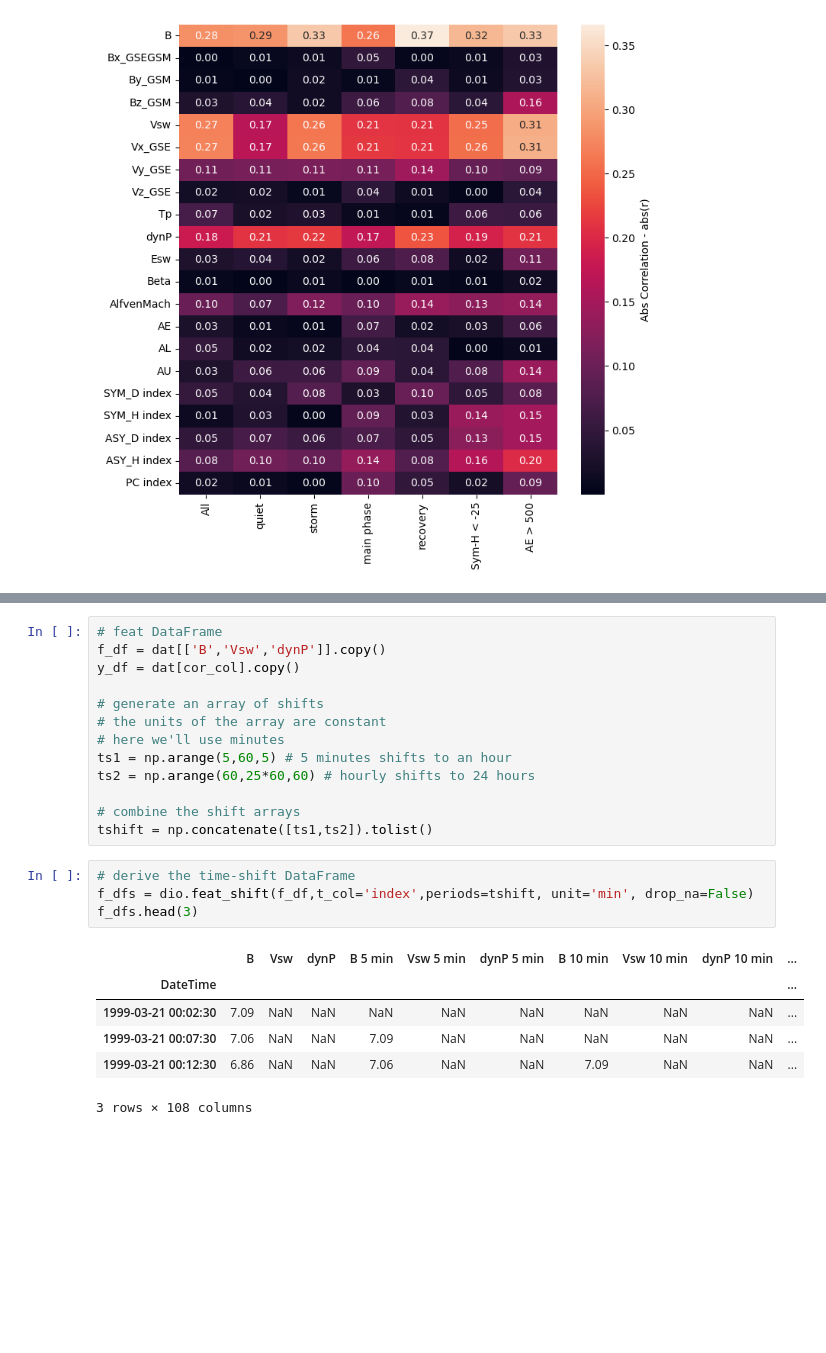
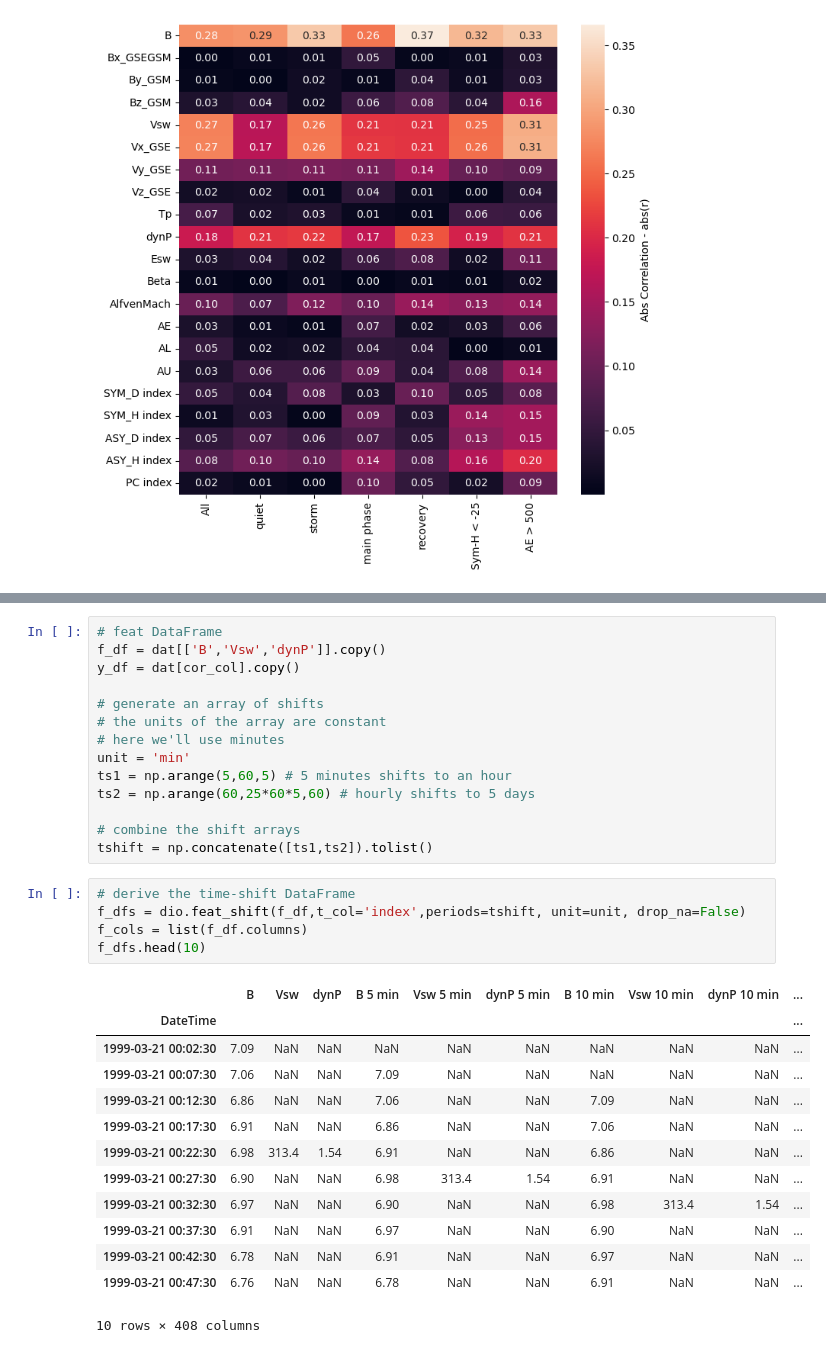
Before and after one commit to kylermurphy/ml_fw, a Jupyter notebook: Notebooks/Profile_cor.ipynb, the cells around one changed output, grey strips where cells are left out. Cells and saved outputs as stored; diff of their text form; blank space fills up the shorter version.

```diff
--- a/Notebooks/Profile_cor.ipynb
+++ b/Notebooks/Profile_cor.ipynb
@@ -93,19 +93,28 @@ y_df = dat[cor_col].copy()
 # generate an array of shifts
 # the units of the array are constant
 # here we'll use minutes
+unit = 'min'
 ts1 = np.arange(5,60,5) # 5 minutes shifts to an hour
-ts2 = np.arange(60,25*60,60) # hourly shifts to 24 hours
+ts2 = np.arange(60,25*60*5,60) # hourly shifts to 5 days
 
 # combine the shift arrays
 tshift = np.concatenate([ts1,ts2]).tolist()
 # %%
 # derive the time-shift DataFrame
-f_dfs = dio.feat_shift(f_df,t_col='index',periods=tshift, unit='min', drop_na=False)
-f_dfs.head(3)
+f_dfs = dio.feat_shift(f_df,t_col='index',periods=tshift, unit=unit, drop_na=False)
+f_cols = list(f_df.columns)
+f_dfs.head(10)
 # %% [output]
 |  | B | Vsw | dynP | B 5 min | Vsw 5 min | dynP 5 min | B 10 min | Vsw 10 min | dynP 10 min | ... |
 | DateTime |  |  |  |  |  |  |  |  |  | ... |
 | 1999-03-21 00:02:30 | 7.09 | NaN | NaN | NaN | NaN | NaN | NaN | NaN | NaN | ... |
 | 1999-03-21 00:07:30 | 7.06 | NaN | NaN | 7.09 | NaN | NaN | NaN | NaN | NaN | ... |
 | 1999-03-21 00:12:30 | 6.86 | NaN | NaN | 7.06 | NaN | NaN | 7.09 | NaN | NaN | ... |
+| 1999-03-21 00:17:30 | 6.91 | NaN | NaN | 6.86 | NaN | NaN | 7.06 | NaN | NaN | ... |
+| 1999-03-21 00:22:30 | 6.98 | 313.4 | 1.54 | 6.91 | NaN | NaN | 6.86 | NaN | NaN | ... |
+| 1999-03-21 00:27:30 | 6.90 | NaN | NaN | 6.98 | 313.4 | 1.54 | 6.91 | NaN | NaN | ... |
+| 1999-03-21 00:32:30 | 6.97 | NaN | NaN | 6.90 | NaN | NaN | 6.98 | 313.4 | 1.54 | ... |
+| 1999-03-21 00:37:30 | 6.91 | NaN | NaN | 6.97 | NaN | NaN | 6.90 | NaN | NaN | ... |
+| 1999-03-21 00:42:30 | 6.78 | NaN | NaN | 6.91 | NaN | NaN | 6.97 | NaN | NaN | ... |
+| 1999-03-21 00:47:30 | 6.76 | NaN | NaN | 6.78 | NaN | NaN | 6.91 | NaN | NaN | ... |
-3 rows × 108 columns
+10 rows × 408 columns
```
Also changed, not shown: parts of 8 cells of this notebook, 1 other file.
